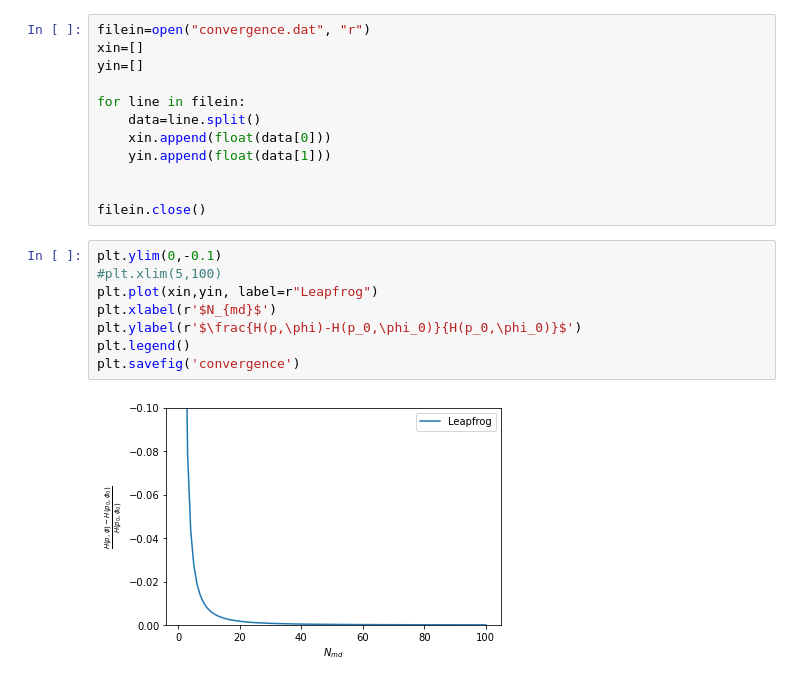
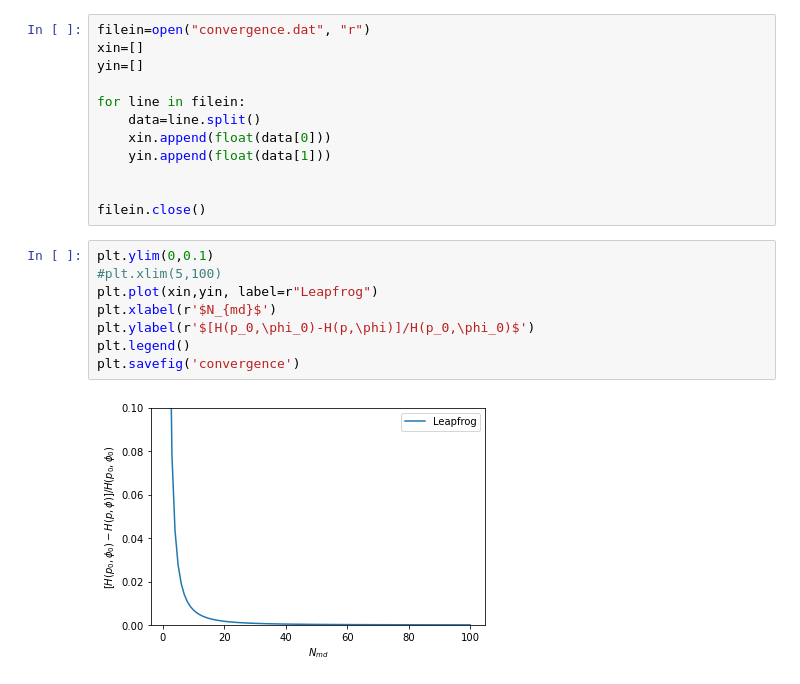
Before and after one commit to MarcelSchindler/Computational-Physics, a Jupyter notebook: exercise_3/convergence.ipynb, the cells around one changed output. Drawn from its saved outputs; the diff is of its cells as text.

```diff
--- a/exercise_3/convergence.ipynb
+++ b/exercise_3/convergence.ipynb
@@ -21,12 +21,12 @@ for line in filein:
 
 filein.close()
 # %%
-plt.ylim(0,-0.1)
+plt.ylim(0,0.1)
 #plt.xlim(5,100)
 plt.plot(xin,yin, label=r"Leapfrog")
 plt.xlabel(r'$N_{md}$')
-plt.ylabel(r'$\frac{H(p,\phi)-H(p_0,\phi_0)}{H(p_0,\phi_0)}$')
+plt.ylabel(r'$[H(p_0,\phi_0)-H(p,\phi)]/H(p_0,\phi_0)$')
 plt.legend()
 plt.savefig('convergence')
 # %% [output]
-[figure, old version]
+[figure, new version]
```
Also changed, not shown: 25 other files.
